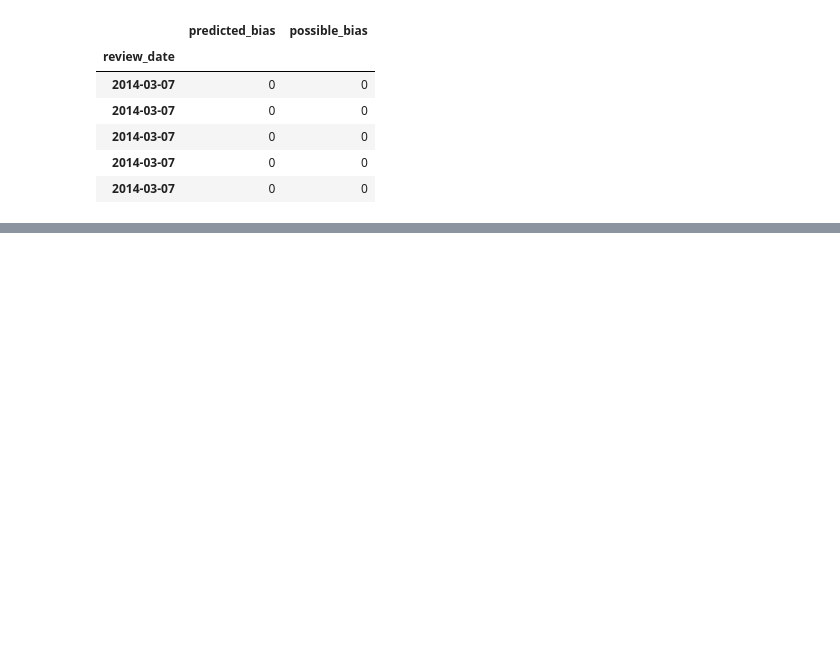
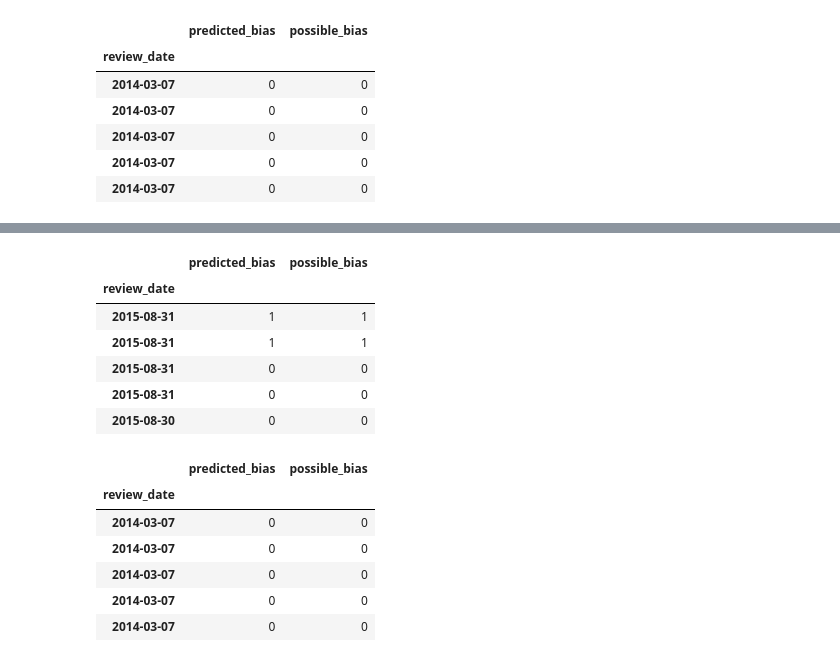
Before and after one commit to Th33na/project-fakers, a Jupyter notebook: project_fakers.ipynb, the cells around one changed output, grey strips where cells are left out. Saved outputs shown, nothing was run; the diff lists cells and outputs as text; code cells hidden in the pictures; blank space fills up the shorter version.

```diff
--- a/project_fakers.ipynb
+++ b/project_fakers.ipynb
@@ -686,0 +778,28 @@ display(lr_predictions_df.tail())
+# %%
+# create a predictions DataFrame
+rfc_predictions_df = pd.DataFrame(index=X_test.index)
+
+# add the RandomForestClassifer predictions to the DataFrame
+rfc_predictions_df["predicted_bias"] = rfc_pred
+
+# add the possible bias to the DataFrame
+rfc_predictions_df["possible_bias"] = roku_df["possible_bias"].loc[testing_begin_date:]
+
+# review the DataFrame
+display(rfc_predictions_df.head())
+display(rfc_predictions_df.tail())
+# %% [output]
+|  | predicted_bias | possible_bias |
+| review_date |  |  |
+| 2015-08-31 | 1 | 1 |
+| 2015-08-31 | 1 | 1 |
+| 2015-08-31 | 0 | 0 |
+| 2015-08-31 | 0 | 0 |
+| 2015-08-30 | 0 | 0 |
+|  | predicted_bias | possible_bias |
+| review_date |  |  |
+| 2014-03-07 | 0 | 0 |
+| 2014-03-07 | 0 | 0 |
+| 2014-03-07 | 0 | 0 |
+| 2014-03-07 | 0 | 0 |
+| 2014-03-07 | 0 | 0 |
```
Also changed, not shown: parts of 8 cells of this notebook.
